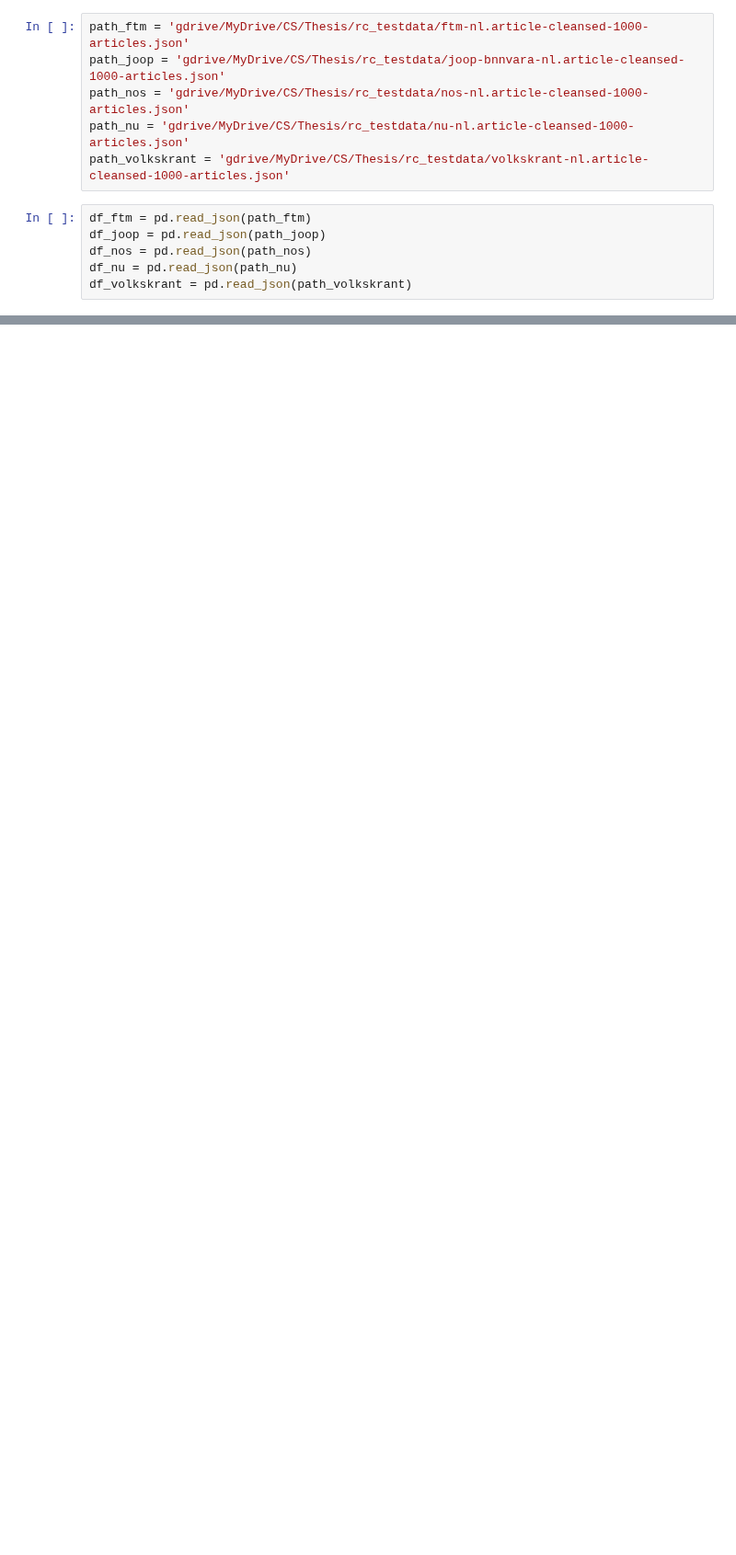
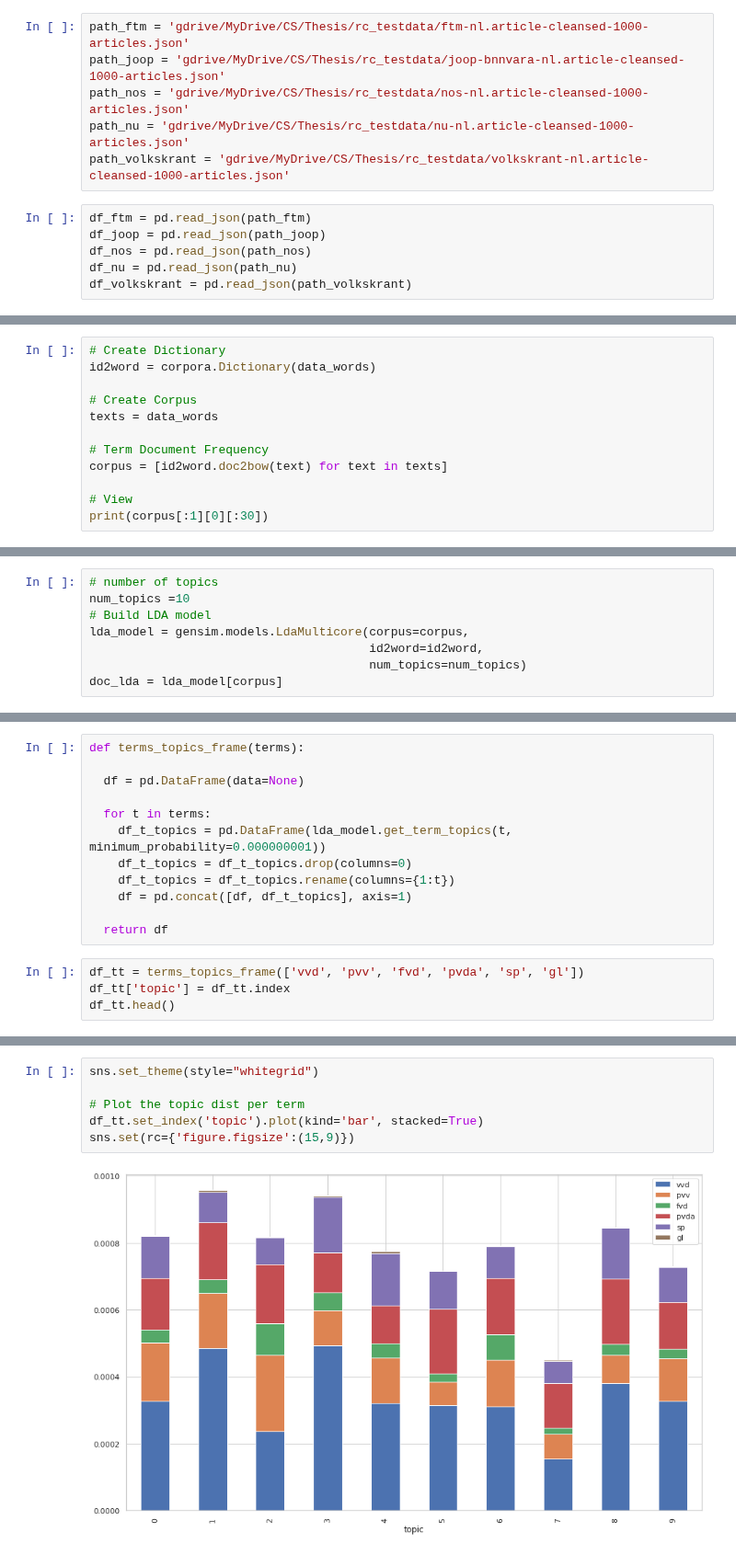
Before and after one commit to Chris-Congleton/MSc-Thesis, a Jupyter notebook: Playground/ReverbChannelTestData.ipynb, the cells around one changed output, grey strips where cells are left out. Shown at 92% size. Cells and saved outputs as stored; diff of their text form; blank space fills up the shorter version.

Commit message:
LDA vis terms

```diff
--- a/Playground/ReverbChannelTestData.ipynb
+++ b/Playground/ReverbChannelTestData.ipynb
@@ -103,0 +155,12 @@ TypeError: ignored
+# %%
+# Create Dictionary
+id2word = corpora.Dictionary(data_words)
+
+# Create Corpus
+texts = data_words
+
+# Term Document Frequency
+corpus = [id2word.doc2bow(text) for text in texts]
+
+# View
+print(corpus[:1][0][:30])
@@ -103,0 +169,8 @@ TypeError: ignored
+# %%
+# number of topics
+num_topics =10
+# Build LDA model
+lda_model = gensim.models.LdaMulticore(corpus=corpus,
+                                       id2word=id2word,
+                                       num_topics=num_topics)
+doc_lda = lda_model[corpus]
@@ -103,0 +201,16 @@ TypeError: ignored
+# %%
+def terms_topics_frame(terms):
+
+  df = pd.DataFrame(data=None)
+
+  for t in terms:
+    df_t_topics = pd.DataFrame(lda_model.get_term_topics(t, minimum_probability=0.000000001))
+    df_t_topics = df_t_topics.drop(columns=0)
+    df_t_topics = df_t_topics.rename(columns={1:t})
+    df = pd.concat([df, df_t_topics], axis=1)
+
+  return df
+# %%
+df_tt = terms_topics_frame(['vvd', 'pvv', 'fvd', 'pvda', 'sp', 'gl'])
+df_tt['topic'] = df_tt.index
+df_tt.head()
@@ -103,0 +224,8 @@ TypeError: ignored
+# %%
+sns.set_theme(style="whitegrid")
+
+# Plot the topic dist per term
+df_tt.set_index('topic').plot(kind='bar', stacked=True)
+sns.set(rc={'figure.figsize':(15,9)})
+# %% [output]
+[figure, added]
```
Also changed, not shown: parts of 18 cells of this notebook, 3 other files.
